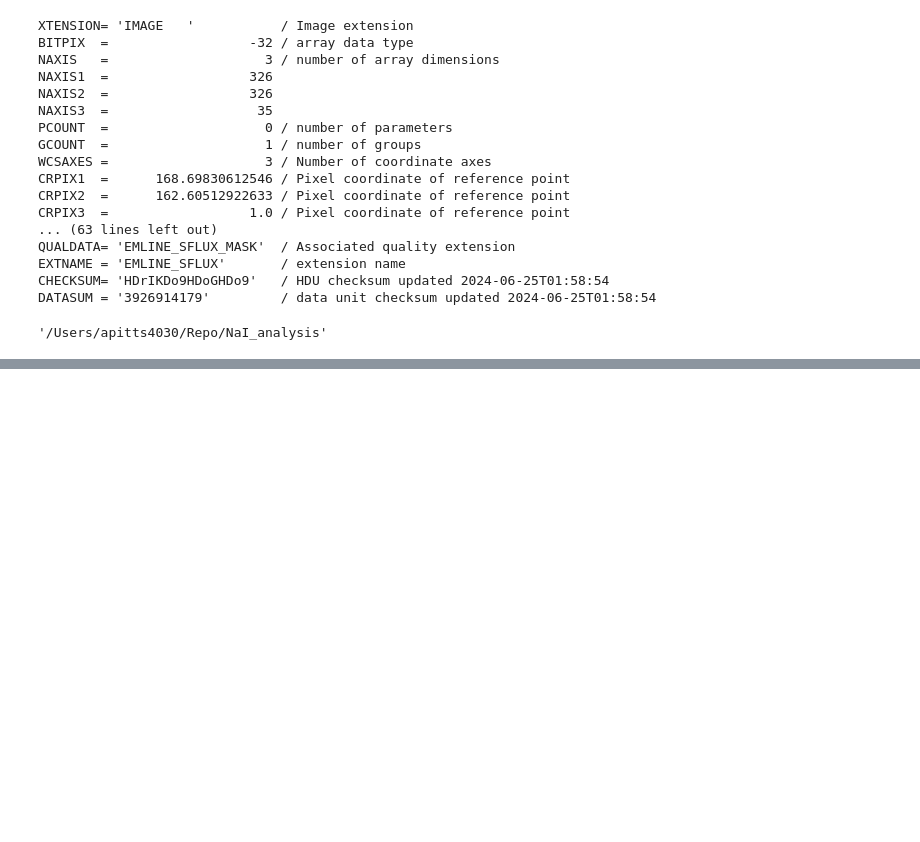
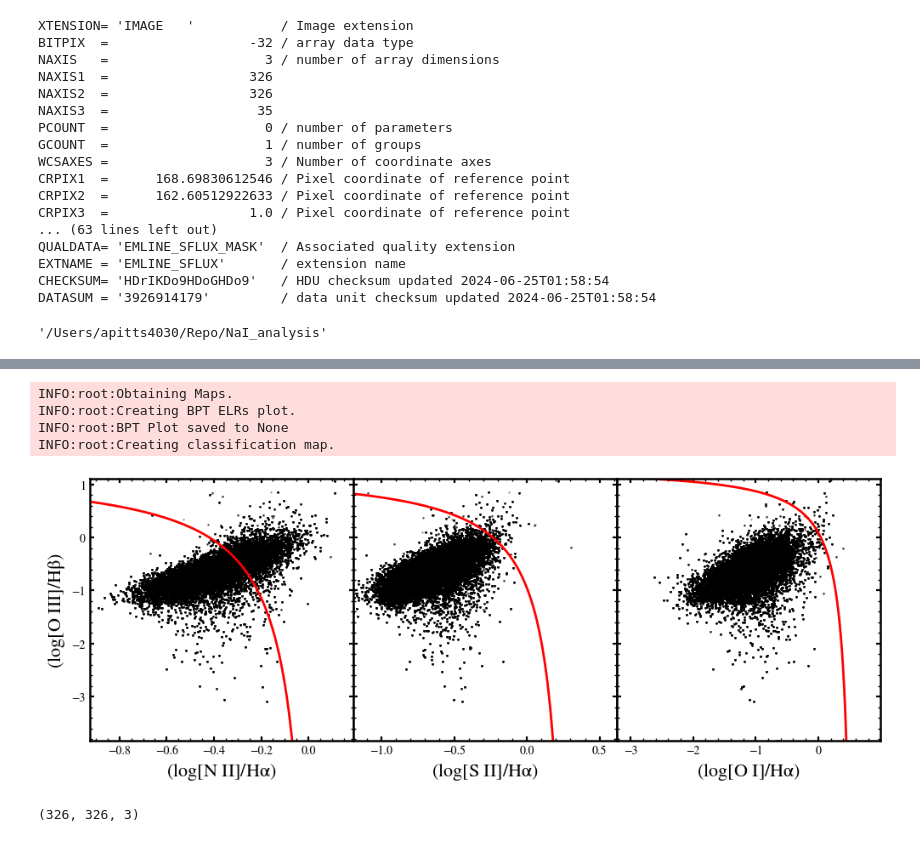
Before and after one commit to aj-pitts/NaI_analysis, a Jupyter notebook: Testing.ipynb, the cells around one changed output, grey strips where cells are left out. Cells and saved outputs as stored; diff of their text form; code cells hidden in the pictures; blank space fills up the shorter version.

```diff
--- a/Testing.ipynb
+++ b/Testing.ipynb
@@ -153,0 +161,32 @@ test = 100 * u.m
+# %%
+emlines = Map['EMLINE_SFLUX'].data
+ivars = Map['EMLINE_SFLUX_IVAR'].data
+binid = Map['BINID'].data[0]
+
+
+ha = emlines[23]
+hb = emlines[14]
+
+oiii = emlines[15] #oiii 4690
+#oiii = emlines[16] #oiii 5007
+
+oiii_hb = oiii/hb
+
+sii = emlines[25] # sii 6718
+#sii = emlines[26] # sii 6732
+
+sii_ha = sii/ha
+
+oi = emlines[20] # oi 6302
+#oi = emlines[21] # oi 6365
+
+oi_ha = oi/ha
+
+nii = emlines[22] # nii 6549
+#nii = emlines[24] # nii 6585
+
+nii_ha = nii/ha
+
+fake_niiha = np.linspace(np.min(nii_ha),np.max(nii_ha),10000)
+fake_siiha = np.linspace(np.min(sii_ha),np.max(sii_ha),10000)
+fake_oiha = np.linspace(np.min(oi_ha),np.max(oi_ha),10000)
@@ -153,0 +310,2 @@ test = 100 * u.m
+# %%
+ys, xs = np.where(5 == binid)
@@ -153,0 +476,14 @@ test = 100 * u.m
+# %%
+map_fil = "data/NGC4030/cube/NGC4030-SQUARE0.6/BETA-CORR/SQUARE0.6-MILESHC-MASTARHC2-NOISM/1/1/manga-1-1-MAPS-SQUARE0.6-MILESHC-MASTARHC2-NOISM.fits"
+# %%
+class_map = BPT(map_fil,fig_output=None)
+# %% [output]
+INFO:root:Obtaining Maps.
+INFO:root:Creating BPT ELRs plot.
+INFO:root:BPT Plot saved to None
+INFO:root:Creating classification map.
+[figure, added]
+# %%
+class_map.shape
+# %% [output]
+(326, 326, 3)
```
Also changed, not shown: parts of 19 cells of this notebook, 7 other files.
